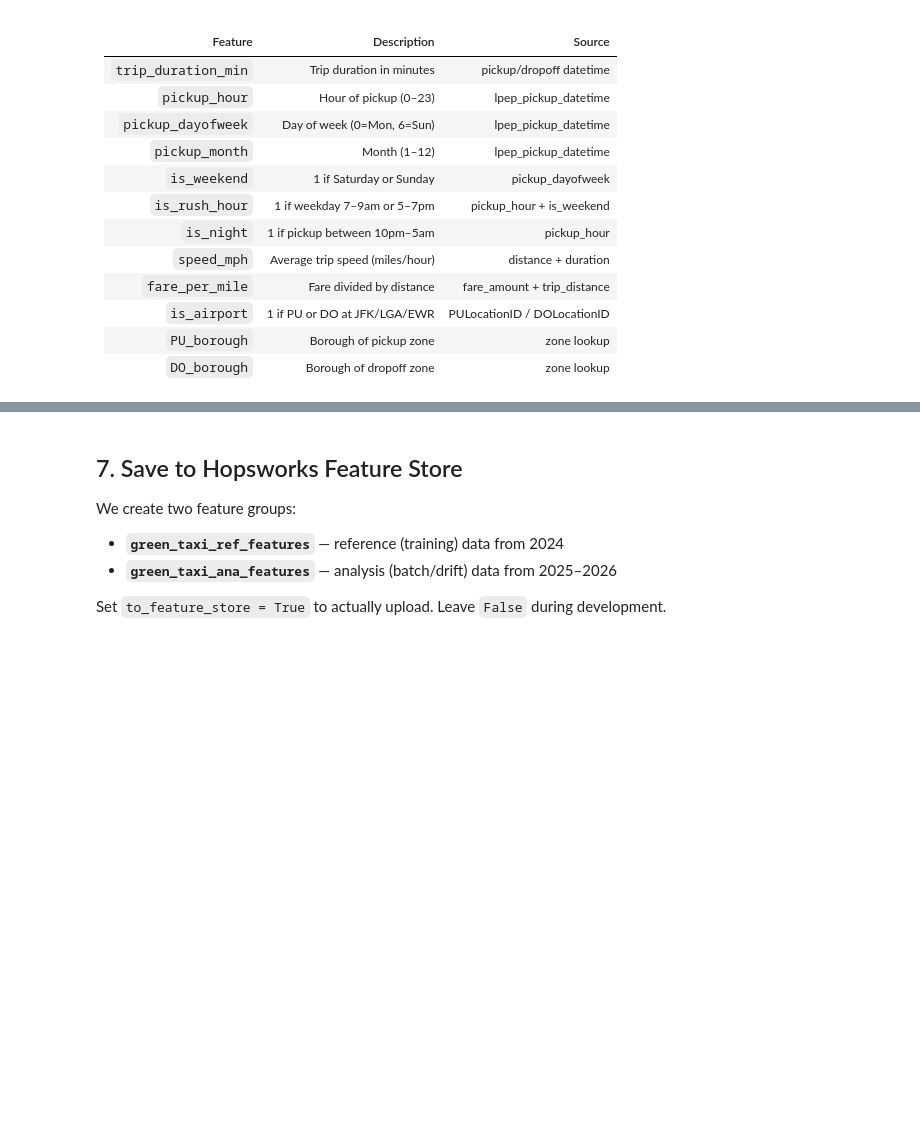
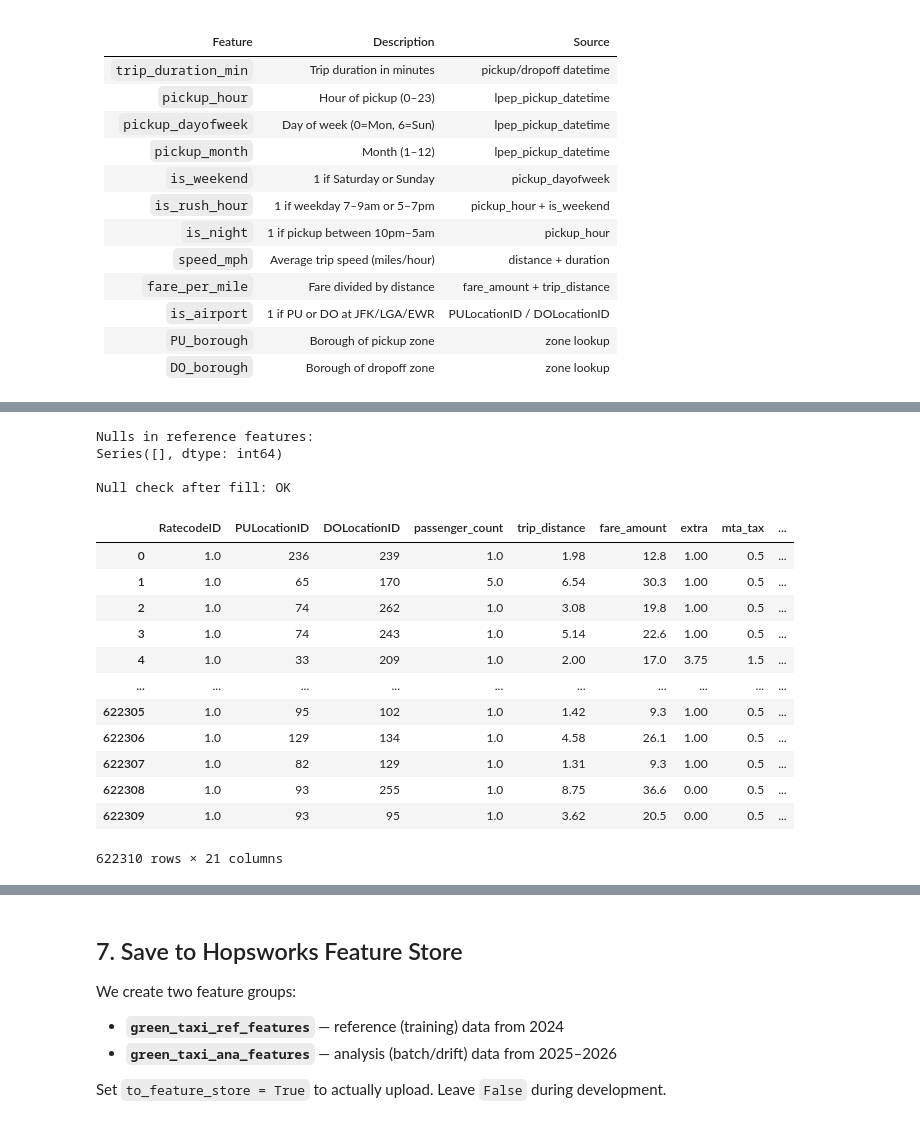
Before and after one commit to afonsosousah/MLOPS-Project, a Jupyter notebook: notebooks/02_data_preprocessing.ipynb, the cells around one changed output, grey strips where cells are left out. Saved outputs shown, nothing was run; the diff lists cells and outputs as text; code cells hidden in the pictures; blank space fills up the shorter version.

```diff
--- a/notebooks/02_data_preprocessing.ipynb
+++ b/notebooks/02_data_preprocessing.ipynb
@@ -339,7 +315,6 @@ Drop columns that are:
 - **Administrative**: `store_and_fwd_flag`, `VendorID`
 # %%
 COLS_TO_DROP = [
-    'tip_amount',            # leakage (used to create target)
     'total_amount',          # leakage (includes tip)
     'lpep_pickup_datetime',  # replaced by engineered features
     'lpep_dropoff_datetime', # replaced by engineered features
@@ -352,10 +327,10 @@ def select_features(df: pd.DataFrame) -> pd.DataFrame:
     cols_to_drop = [c for c in COLS_TO_DROP if c in df.columns]
     return df.drop(columns=cols_to_drop)
 
-ref_final = select_features(ref_feat)
-ana_final = select_features(ana_feat)
+train_final = select_features(train_feat)
+val_final = select_features(val_feat)
 
 print("Final feature columns:")
-print(ref_final.columns.tolist())
-print(f"\nReference shape: {ref_final.shape}")
-print(f"Analysis shape:  {ana_final.shape}")
+print(train_final.columns.tolist())
+print(f"\nReference shape: {train_final.shape}")
+print(f"Analysis shape:  {val_final.shape}")
@@ -362,10 +343,27 @@ print(f"Analysis shape:  {ana_final.shape}")
 # %%
 # Final null check
 print("Nulls in reference features:")
-print(ref_final.isnull().sum()[ref_final.isnull().sum() > 0])
+print(train_final.isnull().sum()[train_final.isnull().sum() > 0])
 
-# Fill any remaining nulls
-ref_final = ref_final.fillna(-1)
-ana_final = ana_final.fillna(-1)
-
-print("\nNull check after fill: OK" if ref_final.isnull().sum().sum() == 0 else "Still has nulls!")
+print("\nNull check after fill: OK" if train_final.isnull().sum().sum() == 0 else "Still has nulls!")
+# %% [output]
+Nulls in reference features:
+Series([], dtype: int64)
+
+Null check after fill: OK
+# %%
+train_final
+# %% [output]
+|  | RatecodeID | PULocationID | DOLocationID | passenger_count | trip_distance | fare_amount | extra | mta_tax | ... |
+| 0 | 1.0 | 236 | 239 | 1.0 | 1.98 | 12.8 | 1.00 | 0.5 | ... |
+| 1 | 1.0 | 65 | 170 | 5.0 | 6.54 | 30.3 | 1.00 | 0.5 | ... |
+| 2 | 1.0 | 74 | 262 | 1.0 | 3.08 | 19.8 | 1.00 | 0.5 | ... |
+| 3 | 1.0 | 74 | 243 | 1.0 | 5.14 | 22.6 | 1.00 | 0.5 | ... |
+| 4 | 1.0 | 33 | 209 | 1.0 | 2.00 | 17.0 | 3.75 | 1.5 | ... |
+| ... | ... | ... | ... | ... | ... | ... | ... | ... | ... |
+| 622305 | 1.0 | 95 | 102 | 1.0 | 1.42 | 9.3 | 1.00 | 0.5 | ... |
+| 622306 | 1.0 | 129 | 134 | 1.0 | 4.58 | 26.1 | 1.00 | 0.5 | ... |
+| 622307 | 1.0 | 82 | 129 | 1.0 | 1.31 | 9.3 | 1.00 | 0.5 | ... |
+| 622308 | 1.0 | 93 | 255 | 1.0 | 8.75 | 36.6 | 0.00 | 0.5 | ... |
+| 622309 | 1.0 | 93 | 95 | 1.0 | 3.62 | 20.5 | 0.00 | 0.5 | ... |
+622310 rows × 21 columns
```
Also changed, not shown: parts of 28 cells of this notebook.
